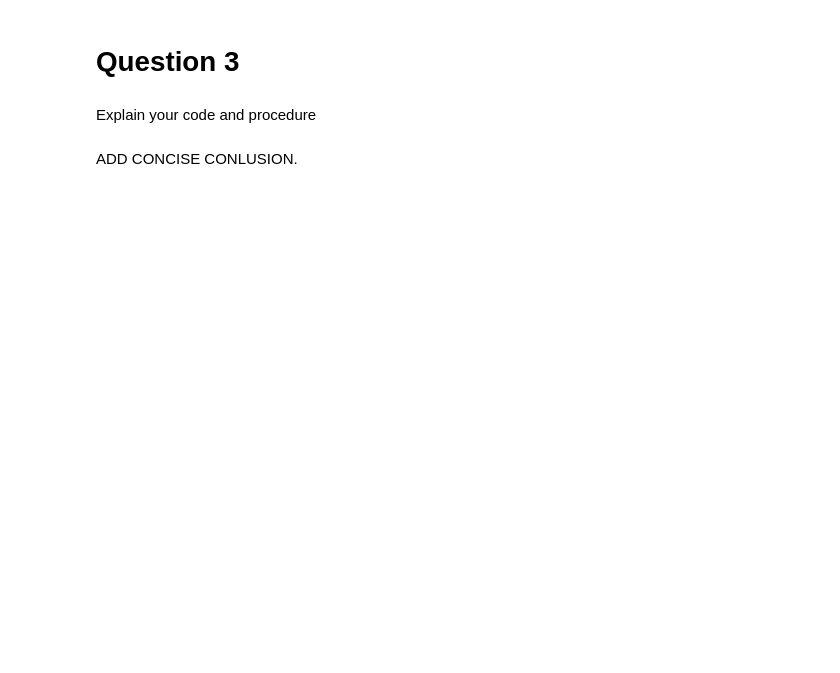
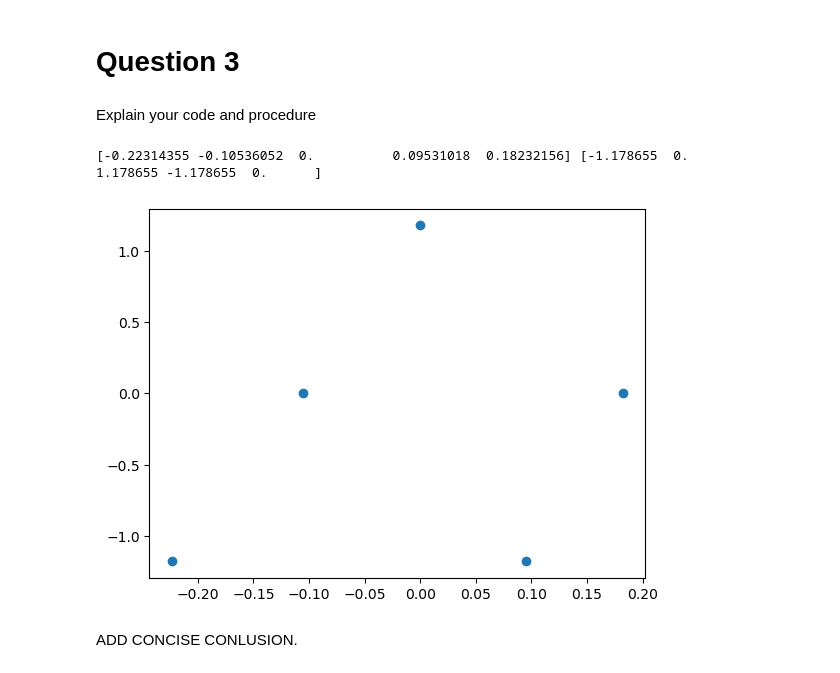
Before and after one commit to NumEconCopenhagen/projects-2023-mmj, a Jupyter notebook: inauguralproject/inauguralproject.ipynb, the cells around one changed output. Drawn from its saved outputs; the diff is of its cells as text; code cells hidden in the pictures; blank space fills up the shorter version.

```diff
--- a/inauguralproject/inauguralproject.ipynb
+++ b/inauguralproject/inauguralproject.ipynb
@@ -94,29 +91,20 @@ Alpha = 0.75, Sigma = 1.5, HF/HM = 3.25
 # %% [markdown]
 Explain your code and procedure
 # %%
-# Make an array of w_F
+# ..
 wages_f = np.array([0.8,0.9,1.0,1.1,1.2])
 
-# Make arrays of log(wF/wM) and log(HF/HM) and filling it with zeros
 logw_ratio = np.zeros(5)
 logH_ratio = np.zeros(5)
 
-# Create new instance of the household model class
+# Create new instance
 HH2 = HHModel()
 
-# Loop over wF
 for i, wage_f in enumerate(wages_f):
     HH2.par.wF = wage_f
-    result = HH2.solve_discrete() # Call the discrete solve method
-    logw_ratio[i] = math.log(wage_f / HH2.par.wM) # Calculate log(wF/wM)
-    logH_ratio[i] = math.log(result.HF/result.HM) # Calculate log(HF/HM)
+    result = HH2.solve_discrete()
+    logw_ratio[i] = math.log(wage_f / HH2.par.wM)
+    logH_ratio[i] = math.log(result.HF/result.HM)
 print(logw_ratio,logH_ratio)
-
-plt.scatter(logw_ratio,logH_ratio) # Make a scatter plot
-plt.xlabel("log w ratio")
-plt.ylabel("log H ratio")
-for i, txt in enumerate(wages_f):
-    plt.annotate(txt, (logw_ratio[i], logH_ratio[i])) # Annotate each data point with the corresponding value of wF
-plt.show()
 # %% [output]
 [-0.22314355 -0.10536052  0.          0.09531018  0.18232156] [ 0.22314355  0.          0.         -0.11778304 -0.22314355]
@@ -130,2 +115,27 @@ Explain your code and procedure
+# %%
+wages_f = np.array([0.8,0.9,1.0,1.1,1.2])
+
+logw_ratio = np.zeros(5)
+logH_ratio = np.zeros(5)
+
+HH2 = HHModel()
+
+# code
+for i, wage_f in enumerate(wages_f):
+    HH2.par.wF = wage_f
+    result = HH2.solve(do_print=False)
+    logw_ratio[i] = math.log(wage_f / HH2.par.wM)
+    logH_ratio[i] = math.log(HFactor[i])
+print(logw_ratio, logH_ratio)
+
+plt.figure()
+plt.scatter(logw_ratio,logH_ratio)
+plt.xlabel("")
+plt.ylabel("")
+plt.title("")
+plt.show()
+# %% [output]
+[-0.22314355 -0.10536052  0.          0.09531018  0.18232156] [-1.178655  0.        1.178655 -1.178655  0.      ]
+[figure, added]
 # %% [markdown]
 ADD CONCISE CONLUSION.
```
Also changed, not shown: parts of 4 cells of this notebook.
